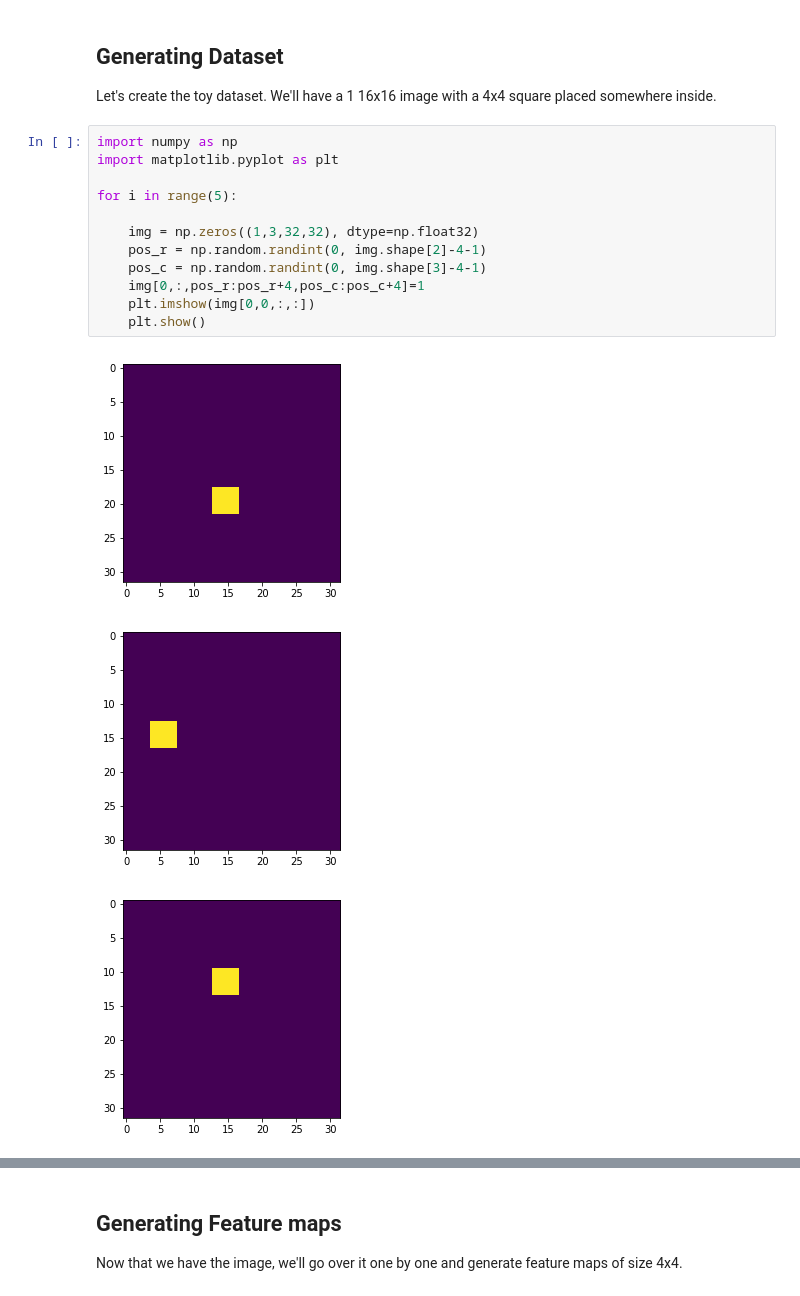
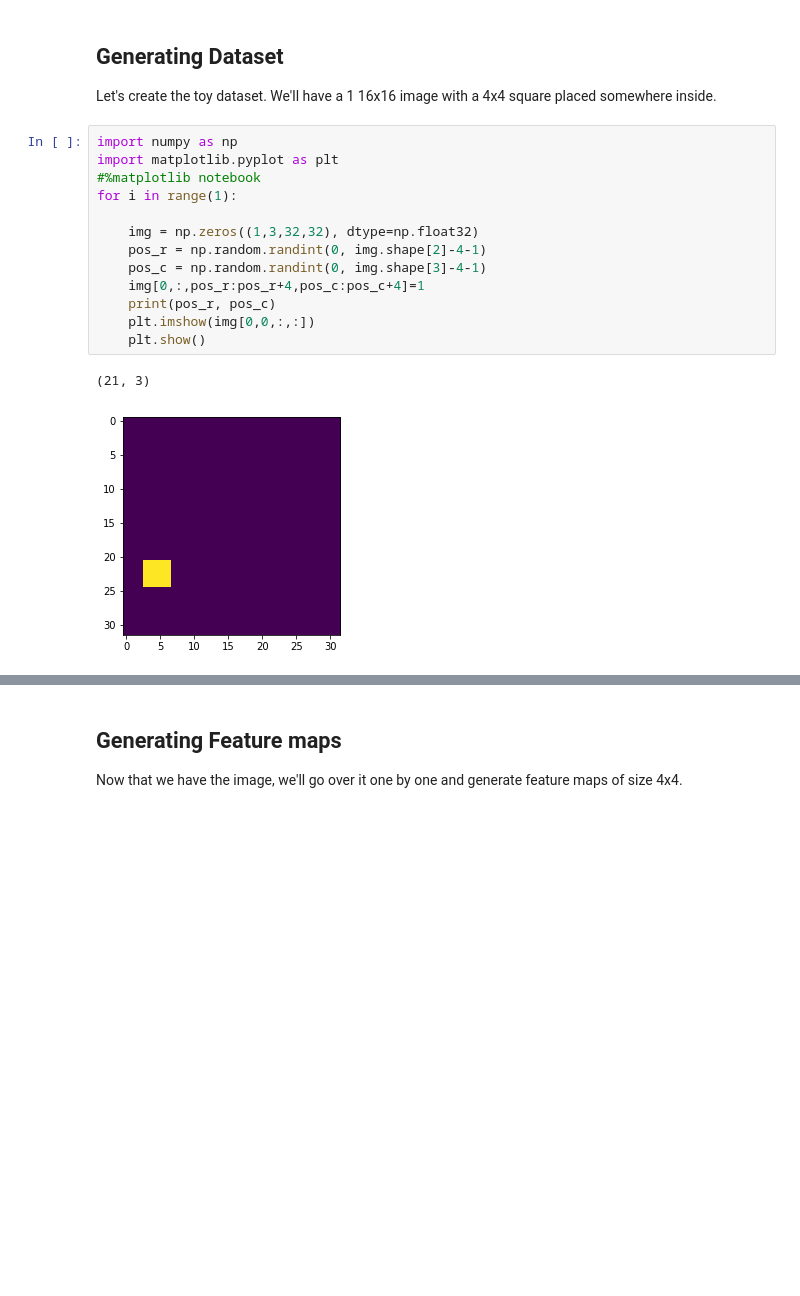
Before and after one commit to thegreatshasha/ssd, a Jupyter notebook: For_Freedom_And_Chains.ipynb, the cells around one changed output, grey strips where cells are left out. Cells and saved outputs as stored; diff of their text form; blank space fills up the shorter version.

```diff
--- a/For_Freedom_And_Chains.ipynb
+++ b/For_Freedom_And_Chains.ipynb
@@ -4,16 +4,16 @@ Let's create the toy dataset. We'll have a 1 16x16 image with a 4x4 square place
 # %%
 import numpy as np
 import matplotlib.pyplot as plt
-
-for i in range(5):
+#%matplotlib notebook
+for i in range(1):
 
     img = np.zeros((1,3,32,32), dtype=np.float32)
     pos_r = np.random.randint(0, img.shape[2]-4-1)
     pos_c = np.random.randint(0, img.shape[3]-4-1)
     img[0,:,pos_r:pos_r+4,pos_c:pos_c+4]=1
+    print(pos_r, pos_c)
     plt.imshow(img[0,0,:,:])
     plt.show()
 # %% [output]
+(21, 3)
-[figure, old version]
+[figure, new version]
-[figure, removed]
-[figure, removed]
```
Also changed, not shown: parts of 4 cells of this notebook.
